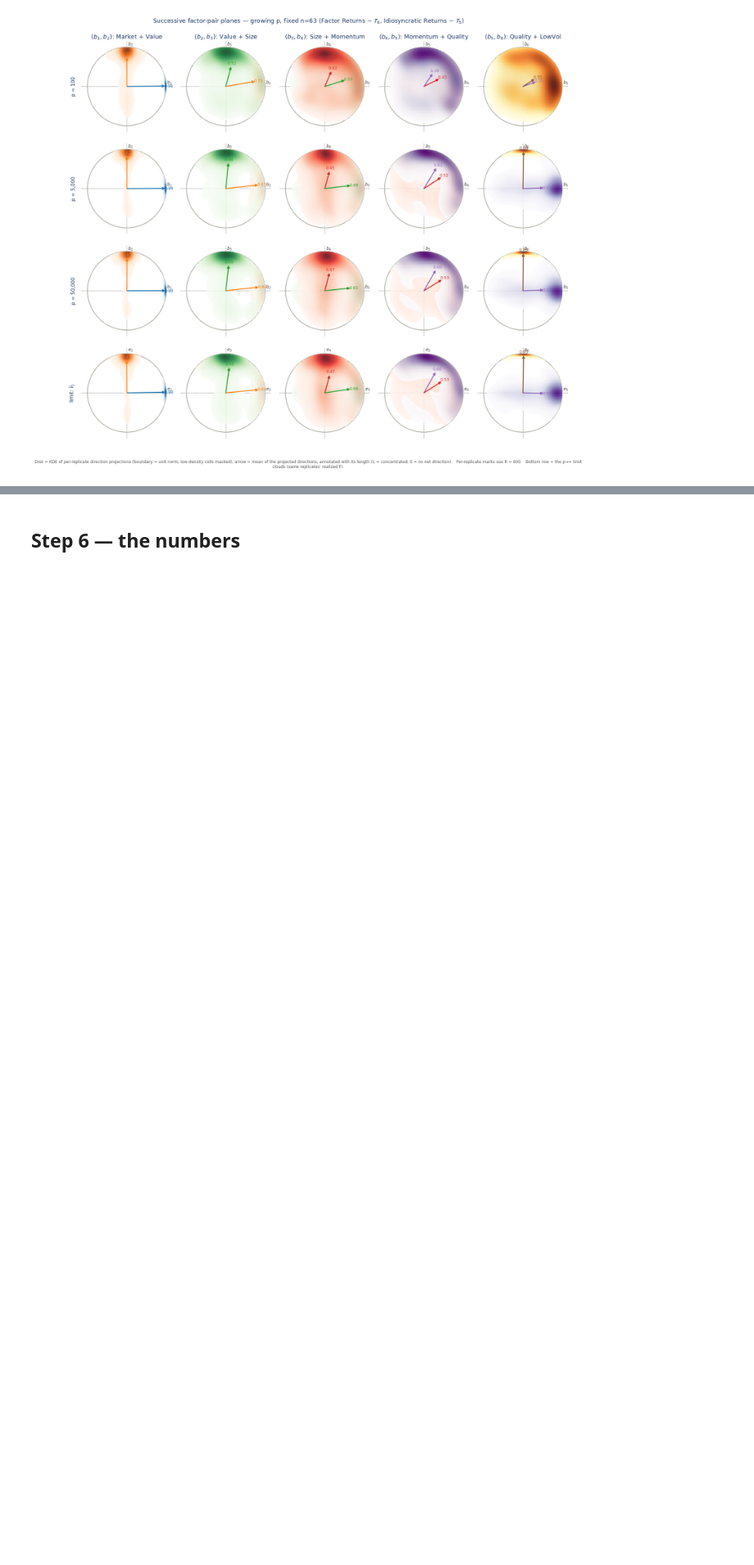
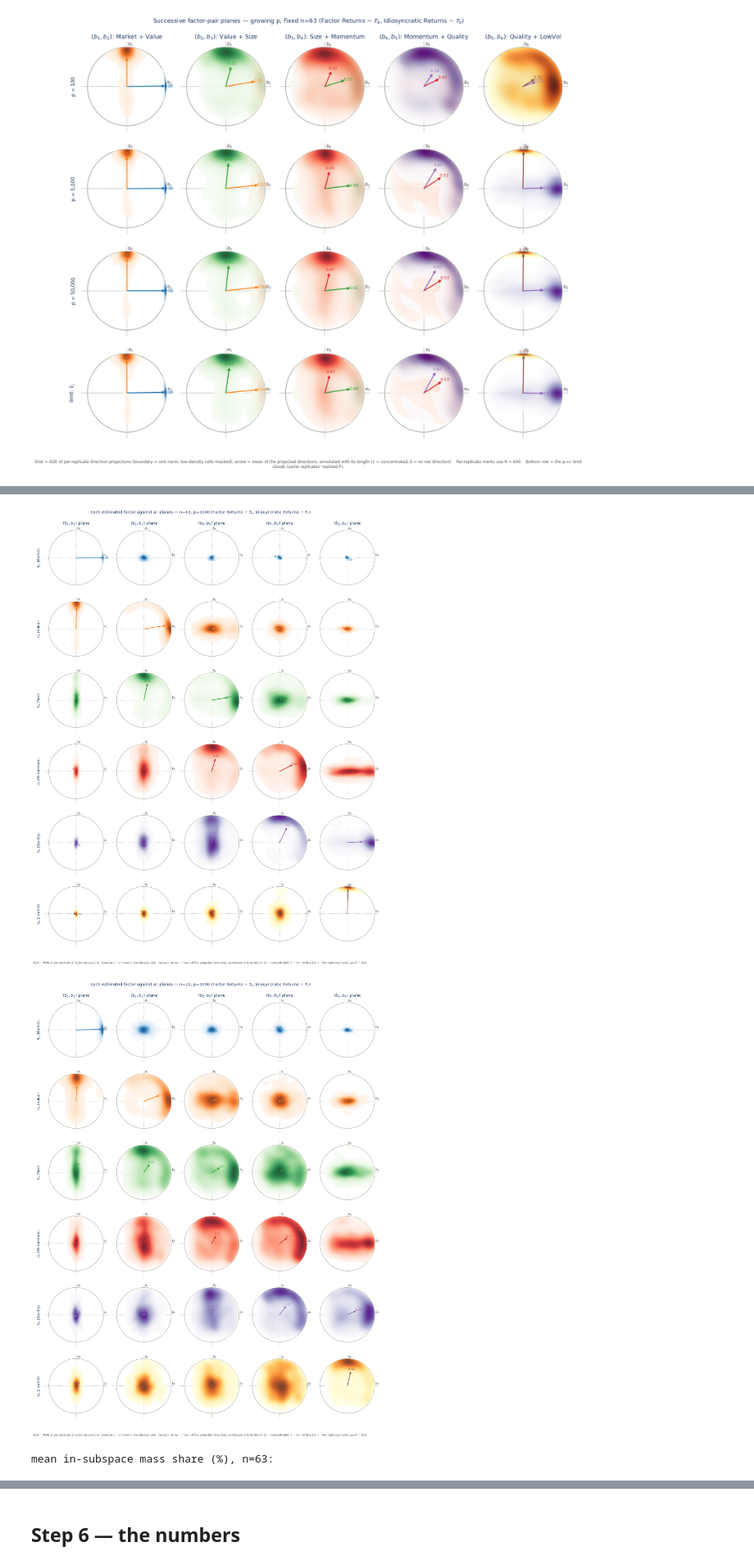
Before and after one commit to nlgac/factor_lab, a Jupyter notebook: ex-7_six_factor_rotation.ipynb, the cells around one changed output, grey strips where cells are left out. Shown at 82% size. Cells and saved outputs as stored; diff of their text form; code cells hidden in the pictures; blank space fills up the shorter version.

```diff
--- a/ex-7_six_factor_rotation.ipynb
+++ b/ex-7_six_factor_rotation.ipynb
@@ -317,0 +341,44 @@ show(fig)
+# %%
+def factor_vs_all(df, at, at_label, out_stem):
+    """6×5 grid: rows = estimated factors h_j, columns = successive (b_i, b_{i+1}) planes."""
+    fig, _ = grid(
+        df, list(at.keys())[0], factors=list(range(1, K)),   # 5 layout columns
+        col_titles=[rf"$(b_{i}, b_{i + 1})$ plane" for i, _ in PAIRS],
+        rows=[Row(cells=[[DiskDensity(f"hd{i}", f"hd{i + 1}", factor=j, at=at,
+                                      mean_arrow=True,
+                                      labels=(rf"$b_{i}$", rf"$b_{i + 1}$"))]
+                         for i, _ in PAIRS],
+                  ylabel=rf"$h_{j}$ ({NAMES[j - 1]})", height=1.0)
+              for j in range(1, K + 1)],
+        sharey=False, figsize=(15.5, 19.0), legend_row=None,
+        suptitle=rf"Each estimated factor against all planes — {at_label} {_TAILS}",
+        out_path=OUT_DIR / out_stem)
+    show(fig)
+
+
+factor_vs_all(df_n, {"n": 63}, "n=63, p=3000", "ex7_factor_vs_all_n63")
+factor_vs_all(df_n, {"n": 20}, "n=20, p=3000", "ex7_factor_vs_all_n20")
+
+
+def share_matrix(df, at):
+    """Mean in-subspace mass share: rows = population b_i, cols = estimated h_j (% sums to 100)."""
+    s = df
+    for c, v in at.items():
+        s = s[s[c] == v]
+    C2 = s[HB].to_numpy() ** 2
+    C2 = C2 / C2.sum(axis=1, keepdims=True)
+    out = pd.DataFrame(
+        {f"h{j} {NAMES[j - 1]}": 100 * C2[s["j"].to_numpy() == j].mean(axis=0)
+         for j in range(1, K + 1)},
+        index=[f"b{i} {NAMES[i - 1]}" for i in range(1, K + 1)])
+    return out.round(1)
+
+
+print("mean in-subspace mass share (%), n=63:")
+display(share_matrix(df_n, {"n": 63}))
+print("mean in-subspace mass share (%), n=20:")
+display(share_matrix(df_n, {"n": 20}))
+# %% [output]
+[figure, added]
+[figure, added]
+mean in-subspace mass share (%), n=63:
```
Also changed, not shown: parts of 3 cells of this notebook.
